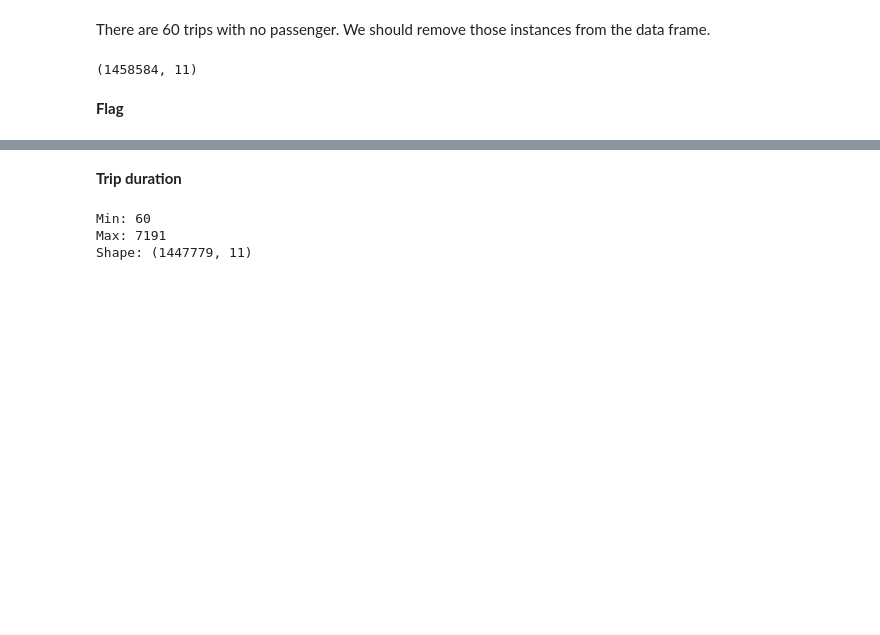
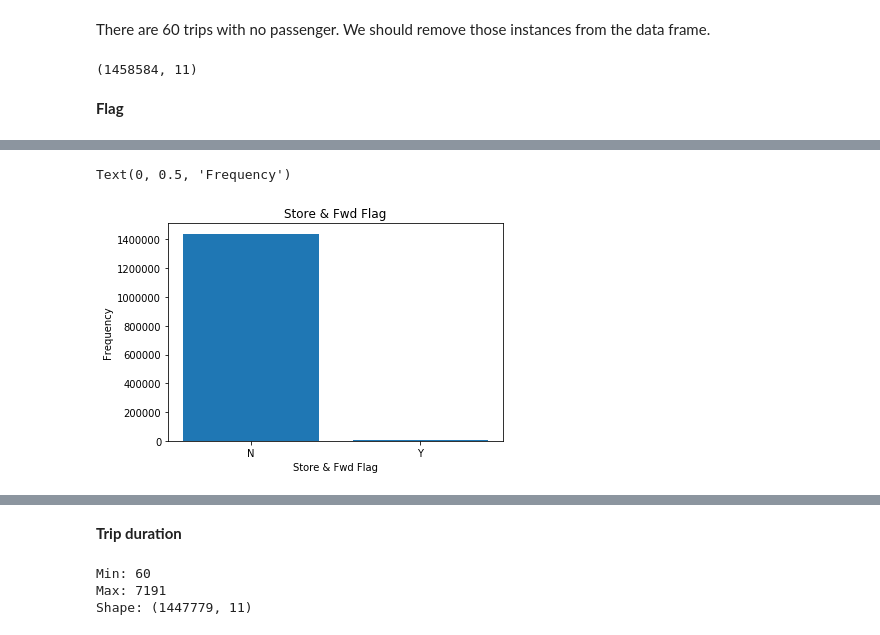
Before and after one commit to Yafira/data-analysis, a Jupyter notebook: Week7_Matplotlib_Part2.ipynb, the cells around one changed output, grey strips where cells are left out. Saved outputs shown, nothing was run; the diff lists cells and outputs as text; code cells hidden in the pictures; blank space fills up the shorter version.

```diff
--- a/Week7_Matplotlib_Part2.ipynb
+++ b/Week7_Matplotlib_Part2.ipynb
@@ -206,3 +204,18 @@ print(taxidata['store_and_fwd_flag'].value_counts())
 N    1450542
 Y       8042
 Name: store_and_fwd_flag, dtype: int64
+# %%
+# plt.hist(taxidata['store_and_fwd_flag'])
+freqs = taxidata['store_and_fwd_flag'].value_counts()
+# plt.bar(freqs.index, freqs.values)
+# plt.title("Store & Fwd Flag")
+fig = plt.figure()
+ax = fig.add_subplot(111)
+ax.set_title("Store & Fwd Flag")
+ax.bar(freqs.index, freqs.values)
+ax.set_xticks(['N', 'Y'])
+ax.set_xlabel("Store & Fwd Flag")
+ax.set_ylabel("Frequency")
+# %% [output]
+Text(0, 0.5, 'Frequency')
+[figure, added]
```
Also changed, not shown: parts of 3 cells of this notebook.
